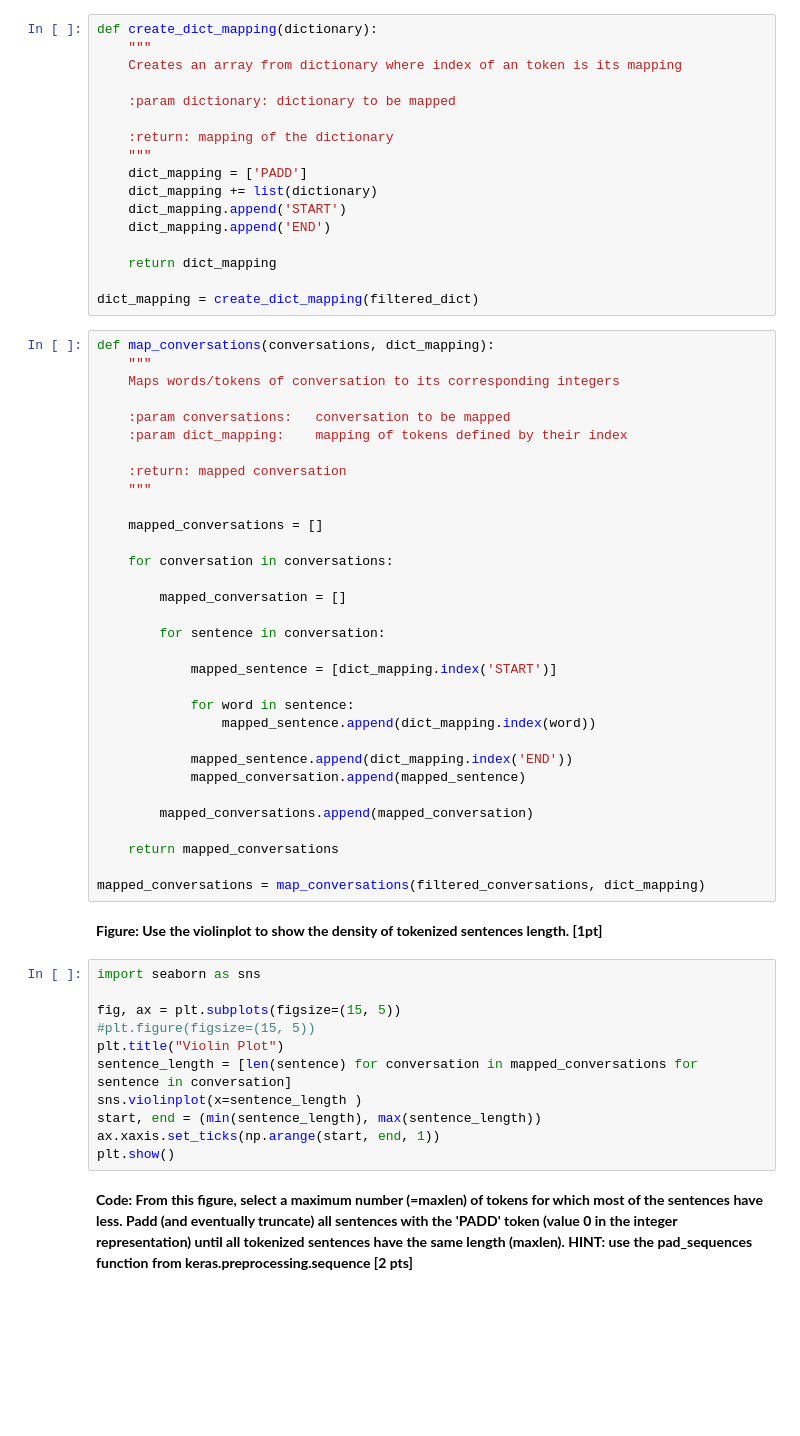
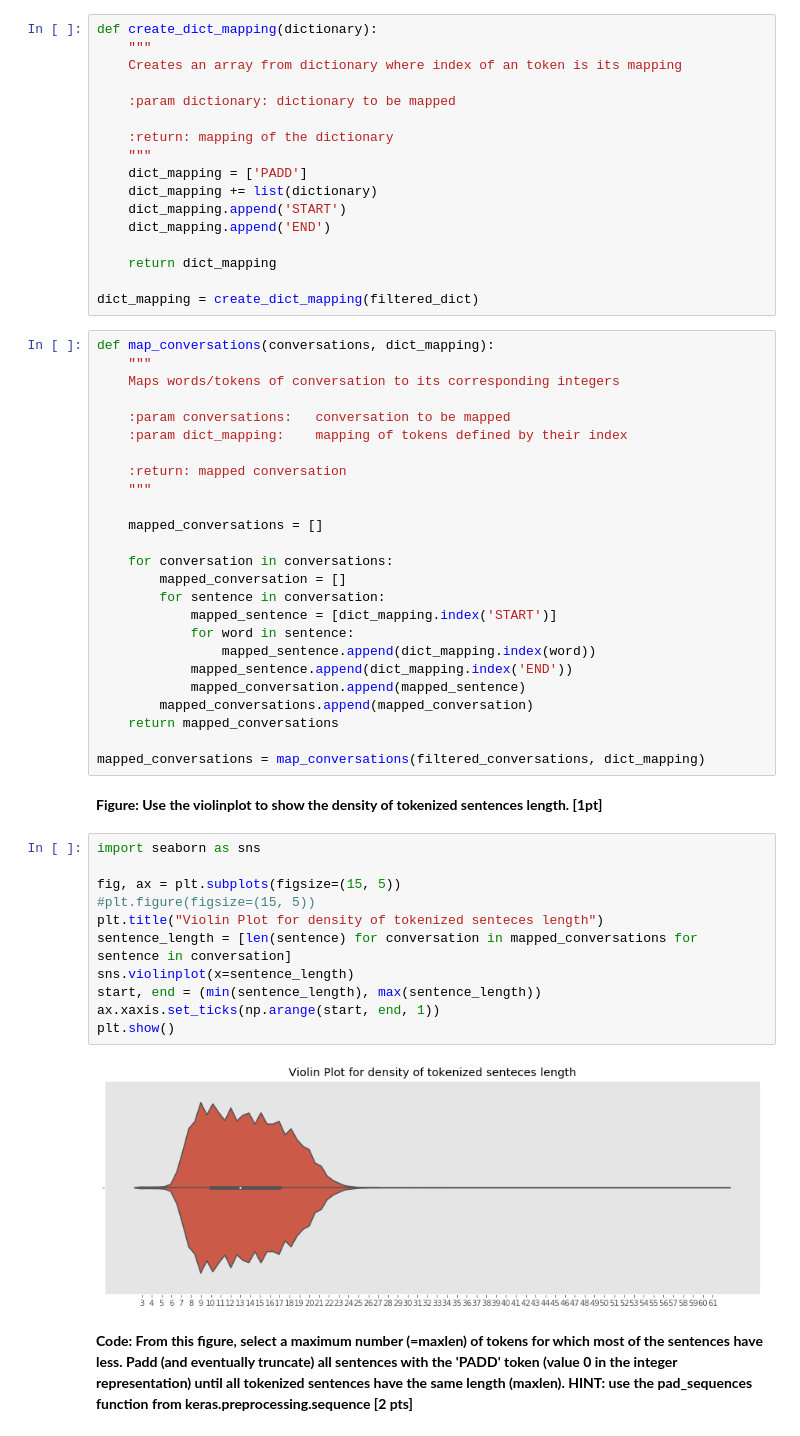
Before and after one commit to devavratTomar/ann_proj2, a Jupyter notebook: miniproject2_ChatBot.ipynb, the cells around one changed output. Drawn from its saved outputs; the diff is of its cells as text; blank space fills up the shorter version.

```diff
--- a/miniproject2_ChatBot.ipynb
+++ b/miniproject2_ChatBot.ipynb
@@ -337,21 +397,14 @@ def map_conversations(conversations, dict_mapping):
     mapped_conversations = []
 
     for conversation in conversations:
-
         mapped_conversation = []
-
         for sentence in conversation:
-
             mapped_sentence = [dict_mapping.index('START')]
-
             for word in sentence:
                 mapped_sentence.append(dict_mapping.index(word))
-
             mapped_sentence.append(dict_mapping.index('END'))
             mapped_conversation.append(mapped_sentence)
-
         mapped_conversations.append(mapped_conversation)
-
     return mapped_conversations
 
 mapped_conversations = map_conversations(filtered_conversations, dict_mapping)
@@ -360,14 +413,16 @@ mapped_conversations = map_conversations(filtered_conversations, dict_mapping)
 # %%
 import seaborn as sns
 
 fig, ax = plt.subplots(figsize=(15, 5))
 #plt.figure(figsize=(15, 5))
-plt.title("Violin Plot")
+plt.title("Violin Plot for density of tokenized senteces length")
 sentence_length = [len(sentence) for conversation in mapped_conversations for sentence in conversation]
-sns.violinplot(x=sentence_length )
+sns.violinplot(x=sentence_length)
 start, end = (min(sentence_length), max(sentence_length))
 ax.xaxis.set_ticks(np.arange(start, end, 1))
 plt.show()
+# %% [output]
+[figure, added]
 # %% [markdown]
 <b> Code: From this figure, select a maximum number (=maxlen) of tokens for which most of the sentences have less. Padd (and eventually truncate) all sentences with the 'PADD' token (value 0 in the integer representation) until all tokenized sentences have the same length (maxlen). HINT: use the pad_sequences function from keras.preprocessing.sequence [2 pts] </b>
 # %%
```
Also changed, not shown: parts of 82 cells of this notebook, 12 other files.
